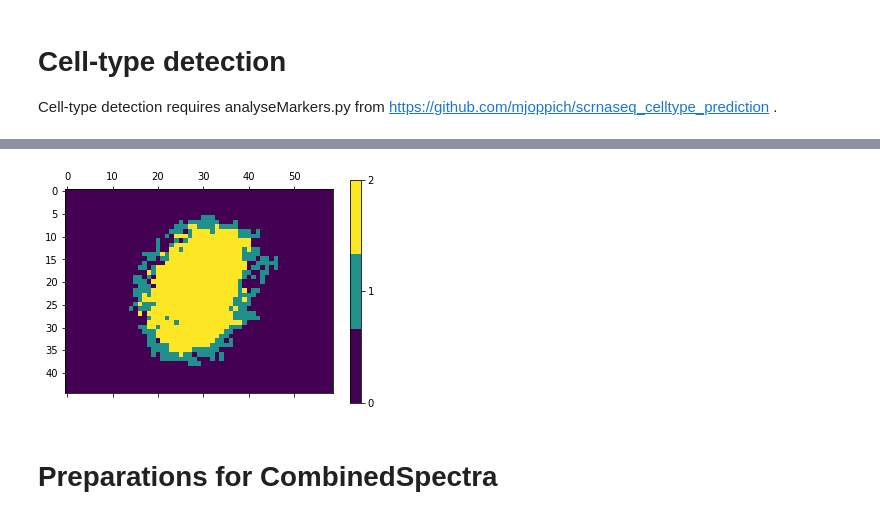
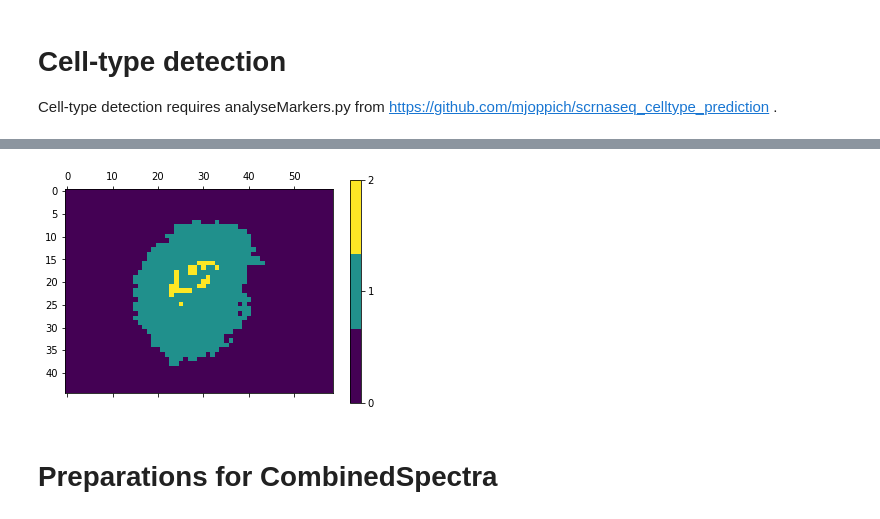
Before and after one commit to mjoppich/pIMZ, a Jupyter notebook: examples/IMZMLprocess.ipynb, the cells around one changed output, grey strips where cells are left out. Drawn from its saved outputs; the diff is of its cells as text; code cells hidden in the pictures.

```diff
--- a/examples/IMZMLprocess.ipynb
+++ b/examples/IMZMLprocess.ipynb
@@ -30,7 +30,8 @@ imze.list_regions()
 6 1357 1400 628 686
 [figure]
 # %%
-spectra = imze.get_region_array(0, makeNullLine=True)
-imze.normalize_region_array(spectra, normalize="vector")
+spectra_orig = imze.get_region_array(0, makeNullLine=True)
+spectra_intra = imze.normalize_region_array(spectra_orig, normalize="intra_median")
+spectra = imze.normalize_region_array(spectra_intra, normalize="inter_median")
 # %% [output]
 Found region 0 with shape (45, 59, 17900)
@@ -523,7 +352,7 @@ Starting analysis
 # %%
-spec.plot_segments(highlight=(10,11,12,13,14,15))
+spec.plot_segments(highlight=(14))
 # %% [output]
-[figure, old version]
+[figure, new version]
 # %%
 spec.to_aorta3d("./slided_test/", "slided", 0, protWeights=pw, nodf=True, pathPrefix="../data/test_msi/")
 # %% [markdown]
```
Also changed, not shown: parts of 35 cells of this notebook, 3 other files.
